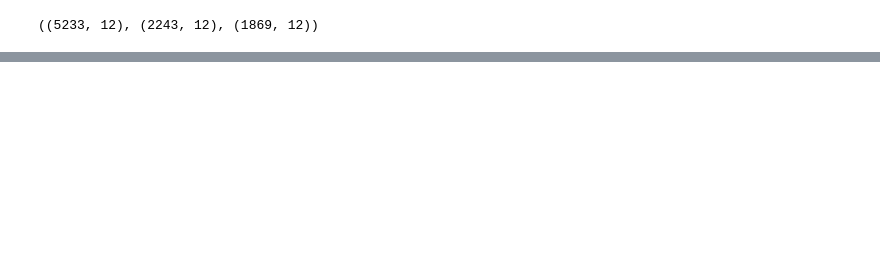
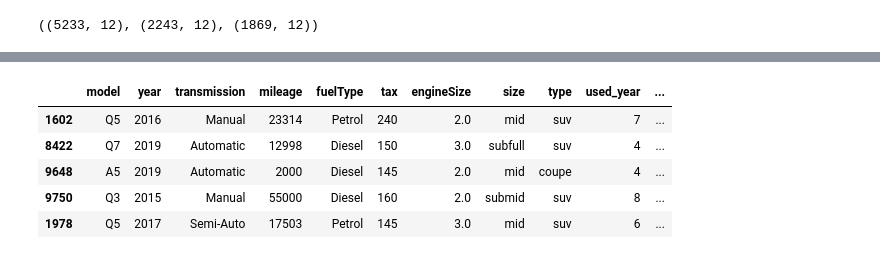
Before and after one commit to 00150/Practice-anything...., a Jupyter notebook: Project_used_car_modifying.ipynb, the cells around one changed output, grey strips where cells are left out. Saved outputs shown, nothing was run; the diff lists cells and outputs as text; code cells hidden in the pictures; blank space fills up the shorter version.

```diff
--- a/Project_used_car_modifying.ipynb
+++ b/Project_used_car_modifying.ipynb
@@ -1541,2 +1494,11 @@ SimpleImputer()
+# %%
+X_val.head()
+# %% [output]
+|  | model | year | transmission | mileage | fuelType | tax | engineSize | size | type | used_year | ... |
+| 1602 | Q5 | 2016 | Manual | 23314 | Petrol | 240 | 2.0 | mid | suv | 7 | ... |
+| 8422 | Q7 | 2019 | Automatic | 12998 | Diesel | 150 | 3.0 | subfull | suv | 4 | ... |
+| 9648 | A5 | 2019 | Automatic | 2000 | Diesel | 145 | 2.0 | mid | coupe | 4 | ... |
+| 9750 | Q3 | 2015 | Manual | 55000 | Diesel | 160 | 2.0 | submid | suv | 8 | ... |
+| 1978 | Q5 | 2017 | Semi-Auto | 17503 | Petrol | 145 | 3.0 | mid | suv | 6 | ... |
 # %%
 # 필요한 라이브러리를 불러옵니다. : eli5
```
Also changed, not shown: parts of 17 cells of this notebook.
